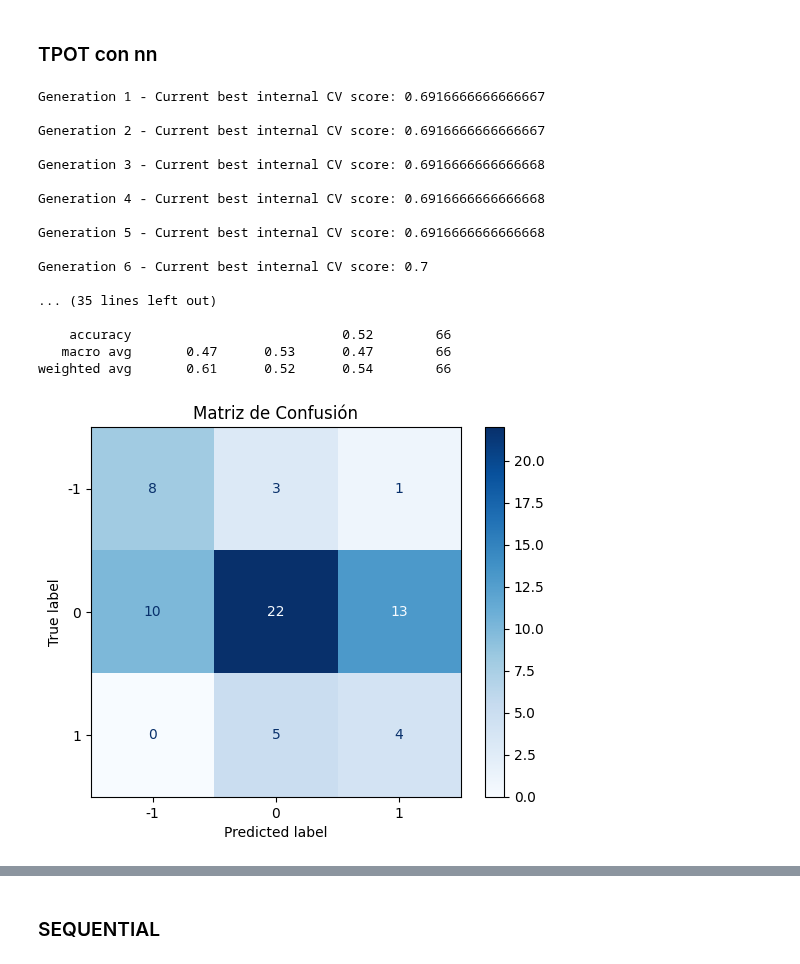
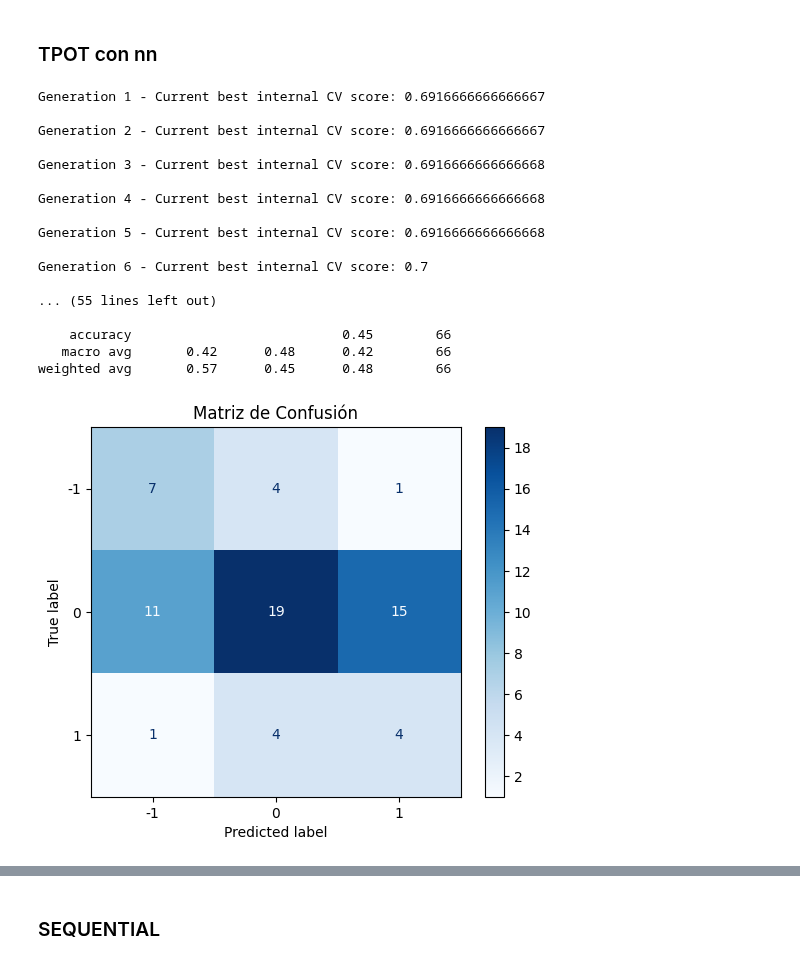
Before and after one commit to luisllll/tfm_ia3_nodata, a Jupyter notebook: Modelado_Luis_prediccion.ipynb, the cells around one changed output, grey strips where cells are left out. Cells and saved outputs as stored; diff of their text form; code cells hidden in the pictures.

```diff
--- a/Modelado_Luis_prediccion.ipynb
+++ b/Modelado_Luis_prediccion.ipynb
@@ -584,12 +584,13 @@ config_dict = {
         'alpha': [0.0001, 0.001, 0.01],
         'learning_rate': ['constant', 'adaptive']
     }
+
 }
 
 # Ajustar los hiperparámetros del TPOTClassifier
 tpot = TPOTClassifier(
     verbosity=2,
-    generations=20,  # Aumentar el número de generaciones
+    generations=30,  # Aumentar el número de generaciones
     population_size=50,  # Aumentar el tamaño de la población
     mutation_rate=0.1,  # Ajustar la tasa de mutación
     crossover_rate=0.8,  # Ajustar la tasa de cruce
@@ -610,38 +611,38 @@ print(tpot.score(X_test, y_test))
 from sklearn.metrics import classification_report
 
 # Obtener las etiquetas únicas de las clases
 labels = sorted(y_test.unique())
 
 # Generar el classification_report con las etiquetas de las clases
 print(classification_report(y_test, y_pred, target_names=[str(label) for label in labels]))
 # Generar la matriz de confusión
 cm = confusion_matrix(y_test, y_pred)
 disp = ConfusionMatrixDisplay(confusion_matrix=cm, display_labels=tpot.classes_)
 disp.plot(cmap=plt.cm.Blues)
 plt.title("Matriz de Confusión")
 plt.show()
 
 # Exportar el pipeline optimizado
 tpot.export('tpot_pipeline.py')
 # %% [output]
 Generation 1 - Current best internal CV score: 0.6916666666666667
 
 Generation 2 - Current best internal CV score: 0.6916666666666667
 
 Generation 3 - Current best internal CV score: 0.6916666666666668
 
 Generation 4 - Current best internal CV score: 0.6916666666666668
 
 Generation 5 - Current best internal CV score: 0.6916666666666668
 
 Generation 6 - Current best internal CV score: 0.7
 
-... (35 lines left out)
+... (55 lines left out)
 
-    accuracy                           0.52        66
-   macro avg       0.47      0.53      0.47        66
-weighted avg       0.61      0.52      0.54        66
+    accuracy                           0.45        66
+   macro avg       0.42      0.48      0.42        66
+weighted avg       0.57      0.45      0.48        66
-[figure, old version]
+[figure, new version]
 # %%
 # Mostrar información sobre el mejor modelo seleccionado por TPOT
 print("Mejor modelo seleccionado por TPOT:")
```
Also changed, not shown: parts of 1 cell of this notebook, 1 other file.
